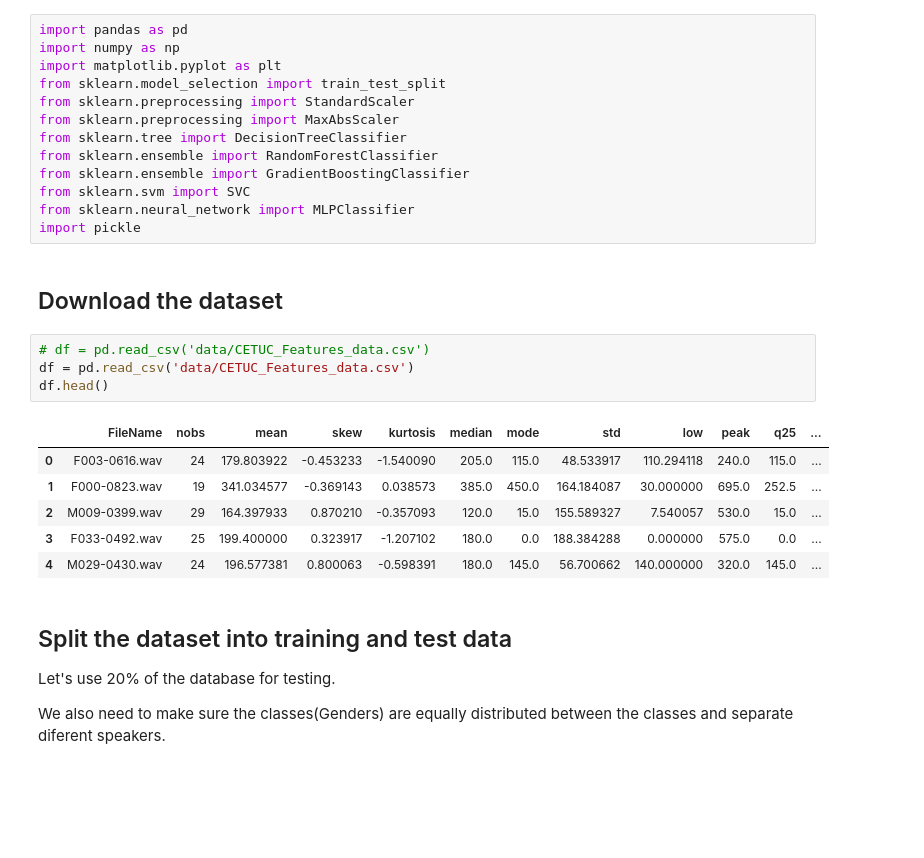
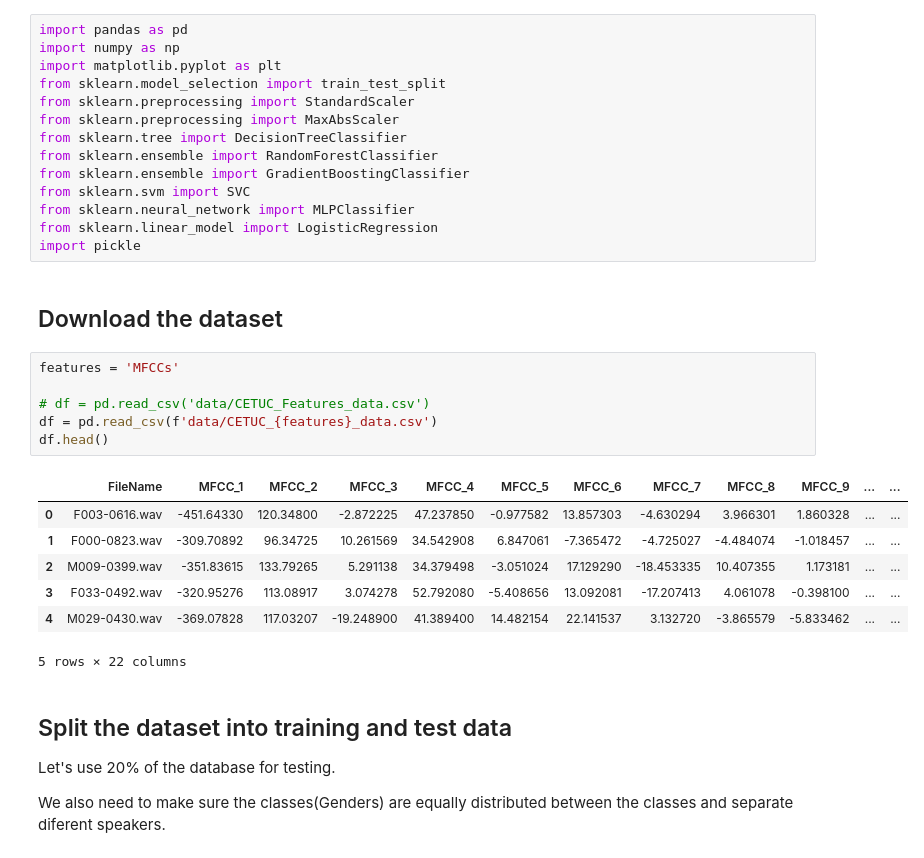
Before and after one commit to BrunoGianesi/Speaker-Gender-Recognition, a Jupyter notebook: CETUC_Model.ipynb, the cells around one changed output. Drawn from its saved outputs; the diff is of its cells as text; blank space fills up the shorter version.

Commit message:
Add MFCCs features

```diff
--- a/CETUC_Model.ipynb
+++ b/CETUC_Model.ipynb
@@ -10,20 +10,24 @@ from sklearn.ensemble import RandomForestClassifier
 from sklearn.ensemble import GradientBoostingClassifier
 from sklearn.svm import SVC
 from sklearn.neural_network import MLPClassifier
+from sklearn.linear_model import LogisticRegression
 import pickle
 # %% [markdown]
 ## Download the dataset
 # %%
+features = 'MFCCs'
+
 # df = pd.read_csv('data/CETUC_Features_data.csv')
-df = pd.read_csv('data/CETUC_Features_data.csv')
+df = pd.read_csv(f'data/CETUC_{features}_data.csv')
 df.head()
 # %% [output]
-|  | FileName | nobs | mean | skew | kurtosis | median | mode | std | low | peak | q25 | ... |
-| 0 | F003-0616.wav | 24 | 179.803922 | -0.453233 | -1.540090 | 205.0 | 115.0 | 48.533917 | 110.294118 | 240.0 | 115.0 | ... |
-| 1 | F000-0823.wav | 19 | 341.034577 | -0.369143 | 0.038573 | 385.0 | 450.0 | 164.184087 | 30.000000 | 695.0 | 252.5 | ... |
-| 2 | M009-0399.wav | 29 | 164.397933 | 0.870210 | -0.357093 | 120.0 | 15.0 | 155.589327 | 7.540057 | 530.0 | 15.0 | ... |
-| 3 | F033-0492.wav | 25 | 199.400000 | 0.323917 | -1.207102 | 180.0 | 0.0 | 188.384288 | 0.000000 | 575.0 | 0.0 | ... |
-| 4 | M029-0430.wav | 24 | 196.577381 | 0.800063 | -0.598391 | 180.0 | 145.0 | 56.700662 | 140.000000 | 320.0 | 145.0 | ... |
+|  | FileName | MFCC_1 | MFCC_2 | MFCC_3 | MFCC_4 | MFCC_5 | MFCC_6 | MFCC_7 | MFCC_8 | MFCC_9 | ... | ... |
+| 0 | F003-0616.wav | -451.64330 | 120.34800 | -2.872225 | 47.237850 | -0.977582 | 13.857303 | -4.630294 | 3.966301 | 1.860328 | ... | ... |
+| 1 | F000-0823.wav | -309.70892 | 96.34725 | 10.261569 | 34.542908 | 6.847061 | -7.365472 | -4.725027 | -4.484074 | -1.018457 | ... | ... |
+| 2 | M009-0399.wav | -351.83615 | 133.79265 | 5.291138 | 34.379498 | -3.051024 | 17.129290 | -18.453335 | 10.407355 | 1.173181 | ... | ... |
+| 3 | F033-0492.wav | -320.95276 | 113.08917 | 3.074278 | 52.792080 | -5.408656 | 13.092081 | -17.207413 | 4.061078 | -0.398100 | ... | ... |
+| 4 | M029-0430.wav | -369.07828 | 117.03207 | -19.248900 | 41.389400 | 14.482154 | 22.141537 | 3.132720 | -3.865579 | -5.833462 | ... | ... |
+5 rows × 22 columns
 # %% [markdown]
 ## Split the dataset into training and test data
 Let's use 20% of the database for testing.
```
Also changed, not shown: parts of 4 cells of this notebook, 20 other files.
